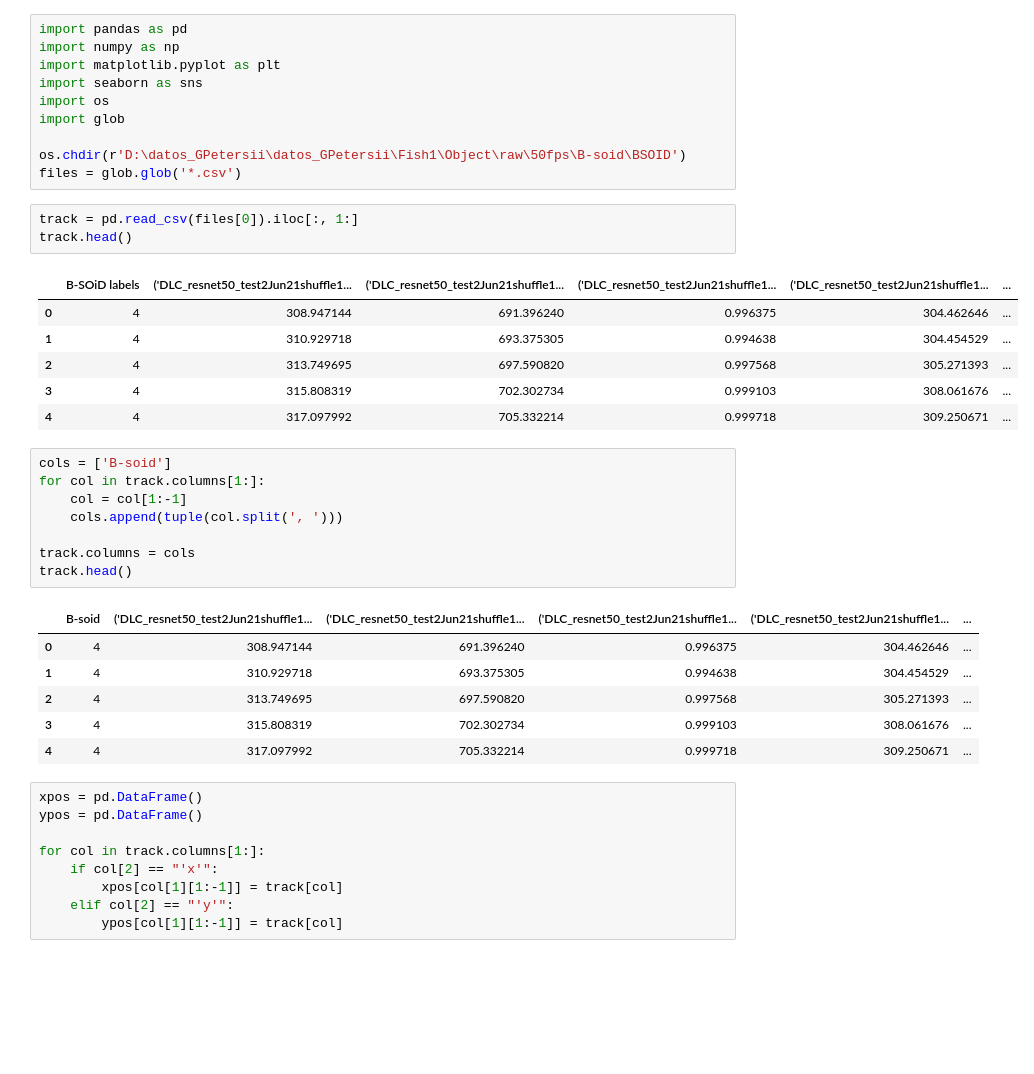
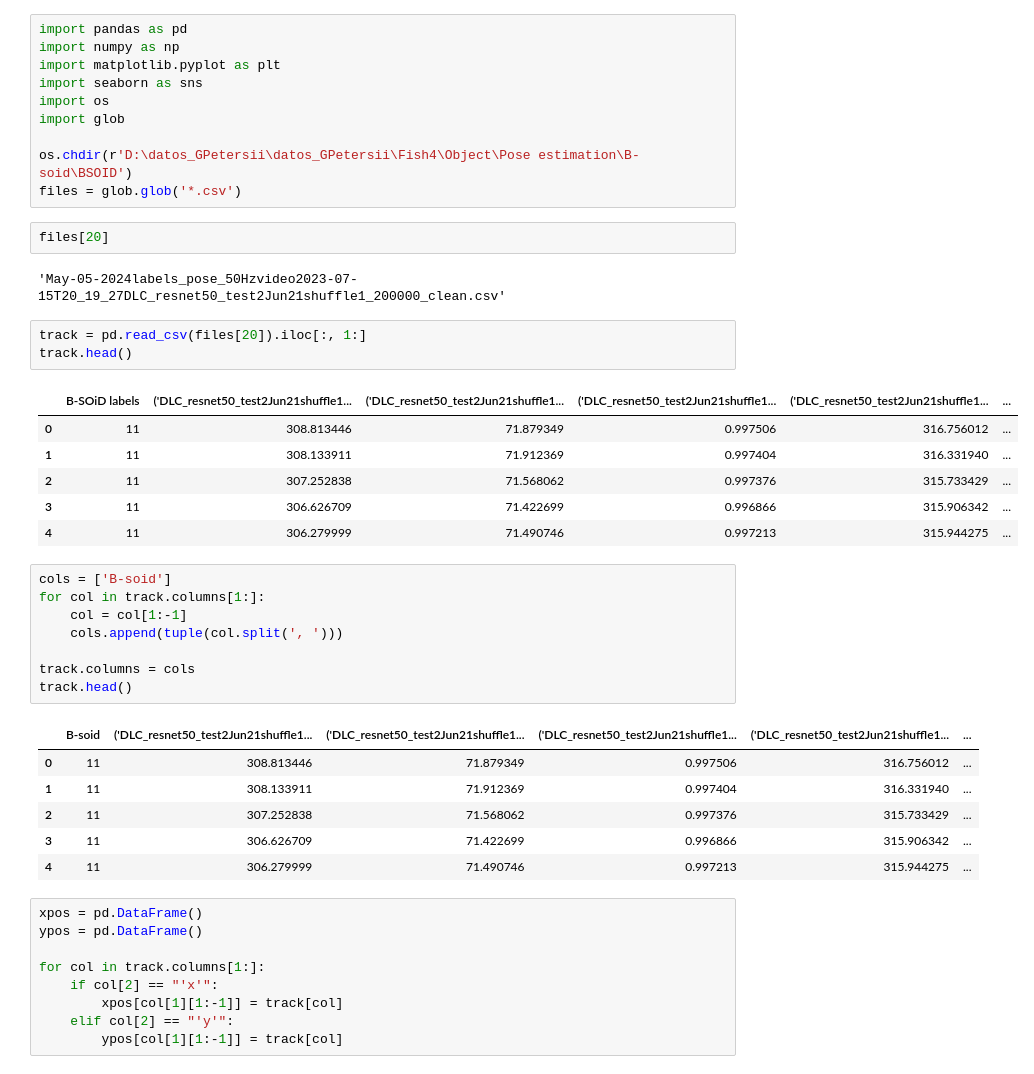
Before and after one commit to vgascue/ElectricFish_analysis, a Jupyter notebook: Gnathonemus Petersii/bsoid_behaviors.ipynb, the cells around one changed output. Drawn from its saved outputs; the diff is of its cells as text; blank space fills up the shorter version.

```diff
--- a/Gnathonemus Petersii/bsoid_behaviors.ipynb
+++ b/Gnathonemus Petersii/bsoid_behaviors.ipynb
@@ -6,18 +6,22 @@ import seaborn as sns
 import os
 import glob
 
-os.chdir(r'D:\datos_GPetersii\datos_GPetersii\Fish1\Object\raw\50fps\B-soid\BSOID')
+os.chdir(r'D:\datos_GPetersii\datos_GPetersii\Fish4\Object\Pose estimation\B-soid\BSOID')
 files = glob.glob('*.csv')
+# %%
+files[20]
+# %% [output]
+'May-05-2024labels_pose_50Hzvideo2023-07-15T20_19_27DLC_resnet50_test2Jun21shuffle1_200000_clean.csv'
 # %%
-track = pd.read_csv(files[0]).iloc[:, 1:]
+track = pd.read_csv(files[20]).iloc[:, 1:]
 track.head()
 # %% [output]
 |  | B-SOiD labels | ('DLC_resnet50_test2Jun21shuffle1... | ('DLC_resnet50_test2Jun21shuffle1... | ('DLC_resnet50_test2Jun21shuffle1... | ('DLC_resnet50_test2Jun21shuffle1... | ... |
-| 0 | 4 | 308.947144 | 691.396240 | 0.996375 | 304.462646 | ... |
-| 1 | 4 | 310.929718 | 693.375305 | 0.994638 | 304.454529 | ... |
-| 2 | 4 | 313.749695 | 697.590820 | 0.997568 | 305.271393 | ... |
-| 3 | 4 | 315.808319 | 702.302734 | 0.999103 | 308.061676 | ... |
-| 4 | 4 | 317.097992 | 705.332214 | 0.999718 | 309.250671 | ... |
+| 0 | 11 | 308.813446 | 71.879349 | 0.997506 | 316.756012 | ... |
+| 1 | 11 | 308.133911 | 71.912369 | 0.997404 | 316.331940 | ... |
+| 2 | 11 | 307.252838 | 71.568062 | 0.997376 | 315.733429 | ... |
+| 3 | 11 | 306.626709 | 71.422699 | 0.996866 | 315.906342 | ... |
+| 4 | 11 | 306.279999 | 71.490746 | 0.997213 | 315.944275 | ... |
 # %%
 cols = ['B-soid']
 for col in track.columns[1:]:
@@ -28,11 +32,11 @@ track.columns = cols
 track.head()
 # %% [output]
 |  | B-soid | ('DLC_resnet50_test2Jun21shuffle1... | ('DLC_resnet50_test2Jun21shuffle1... | ('DLC_resnet50_test2Jun21shuffle1... | ('DLC_resnet50_test2Jun21shuffle1... | ... |
-| 0 | 4 | 308.947144 | 691.396240 | 0.996375 | 304.462646 | ... |
-| 1 | 4 | 310.929718 | 693.375305 | 0.994638 | 304.454529 | ... |
-| 2 | 4 | 313.749695 | 697.590820 | 0.997568 | 305.271393 | ... |
-| 3 | 4 | 315.808319 | 702.302734 | 0.999103 | 308.061676 | ... |
-| 4 | 4 | 317.097992 | 705.332214 | 0.999718 | 309.250671 | ... |
+| 0 | 11 | 308.813446 | 71.879349 | 0.997506 | 316.756012 | ... |
+| 1 | 11 | 308.133911 | 71.912369 | 0.997404 | 316.331940 | ... |
+| 2 | 11 | 307.252838 | 71.568062 | 0.997376 | 315.733429 | ... |
+| 3 | 11 | 306.626709 | 71.422699 | 0.996866 | 315.906342 | ... |
+| 4 | 11 | 306.279999 | 71.490746 | 0.997213 | 315.944275 | ... |
 # %%
 xpos = pd.DataFrame()
 ypos = pd.DataFrame()
```
Also changed, not shown: parts of 4 cells of this notebook, 7 other files.
